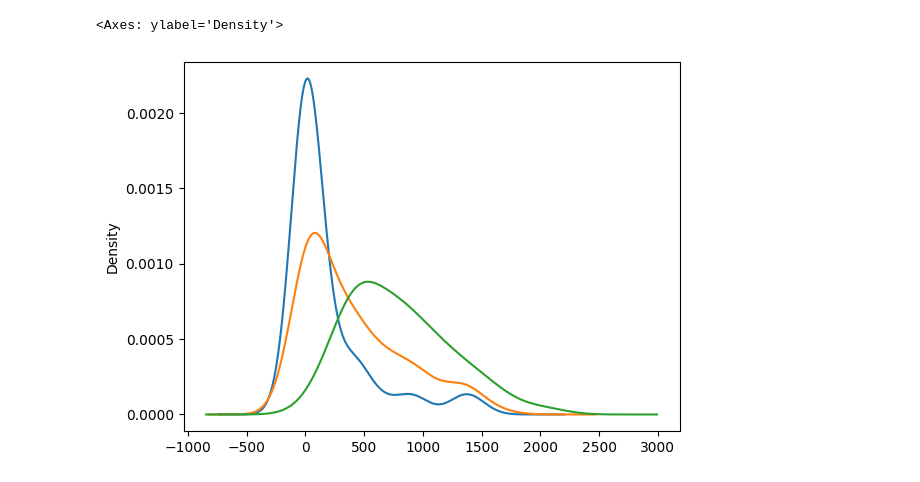
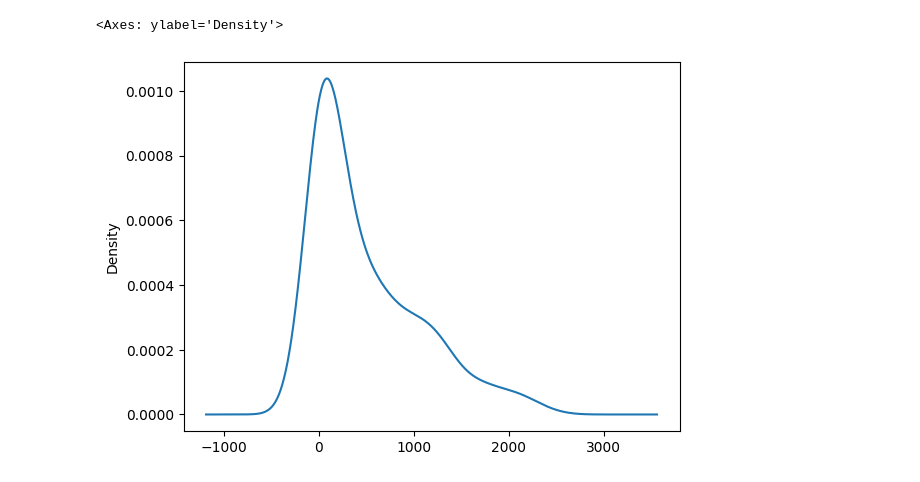
Before and after one commit to eduzegarra/grade_01, a Jupyter notebook: Ollas_prueba.ipynb, the cells around one changed output. Saved outputs shown, nothing was run; the diff lists cells and outputs as text; code cells hidden in the pictures.

```diff
--- a/Ollas_prueba.ipynb
+++ b/Ollas_prueba.ipynb
@@ -131,8 +97,8 @@ Index(['ID_OLLA', 'NOMBRE', 'BENEFICIARIOS', 'TIPO_COMBUSTIBLE',
       dtype='object')
 # %%
-joined=joined.rename(columns={'ID_OLLA':'num_ollas','dist_nearest_comedor_m':'d_olla_comedor'}).groupby('ID_MANZANA').agg({'num_ollas':'count','d_olla_comedor':'mean'})
+n_ollas=joined.rename(columns={'ID_OLLA':'num_ollas'}).groupby('ID_MANZANA').agg({'num_ollas':'count'})
 # %%
-gdf_censo=gdf_censo.merge(joined, on='ID_MANZANA', how='left')
+gdf_censo=gdf_censo.merge(n_ollas, on='ID_MANZANA', how='left')
 # %%
 len(gdf_censo)
 # %% [output]
@@ -159,4 +145,4 @@ memory usage: 8.6+ KB
 # Finds the closest feature in 'comedores' for each row in 'grid_base'
 temp=gpd.sjoin_nearest(gdf_censo,gdf_comedores,how="left", distance_col="d_comedor")
 # %%
-gdf_censo=temp.drop_duplicates(subset='ID_MANZANA')
+censo=temp.drop_duplicates(subset='ID_MANZANA')
@@ -224,7 +149,5 @@ gdf_censo.loc[gdf_censo['d_olla_comedor'].isna(),'distance']=gdf_censo['d_comedo
-# %%
-gdf_censo['distance'].plot(kind='kde')
-gdf_censo['d_comedor'].plot(kind='kde')
-gdf_censo['d_olla_comedor'].plot(kind='kde')
-# %% [output]
-<Axes: ylabel='Density'>
-[figure, removed]
+# %%
+censo.d_comedor.plot(kind='kde')
+# %% [output]
+<Axes: ylabel='Density'>
+[figure, added]
```
Also changed, not shown: parts of 32 cells of this notebook.
